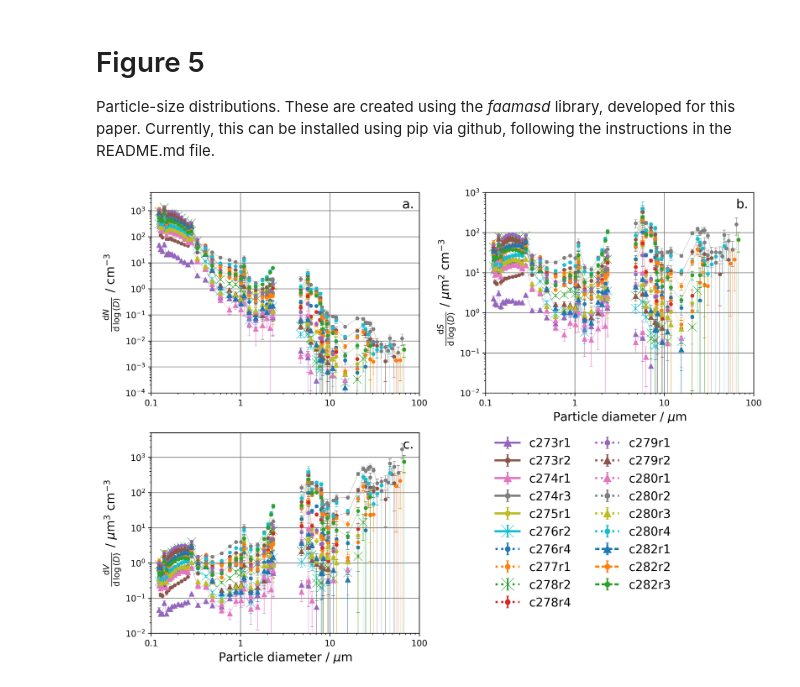
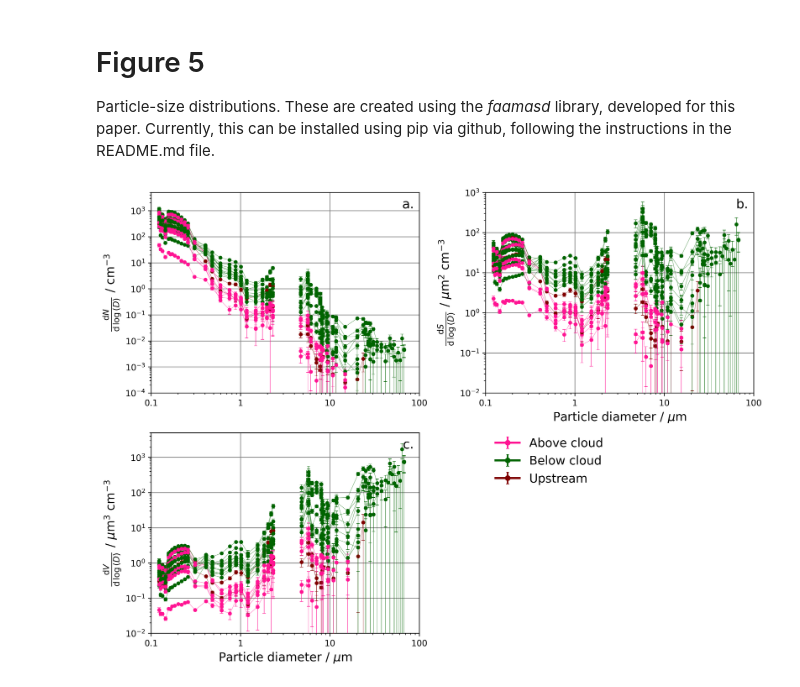
Before and after one commit to erin-raif/acao_inp_arctic_haze, a Jupyter notebook: f05_particle_size_distributions.ipynb, the cells around one changed output. Cells and saved outputs as stored; diff of their text form; code cells hidden in the pictures.

```diff
--- a/f05_particle_size_distributions.ipynb
+++ b/f05_particle_size_distributions.ipynb
@@ -95,25 +88,22 @@ fig, ((dN_ax, dS_ax), (dV_ax, dud_ax)) = plt.subplots(nrows=2,ncols=2,dpi=300,fi
 kwargs = dict(linewidth=0.25,marker='o',elinewidth=0.5,markersize=2,capsize=2,
               markeredgewidth=0.5,capthick=0.25,xlim=[0.1,100],ylim=[1e-4,1e3],
               xlabel=None,zorder=4)
-# use same linestyle system as fig03
 line_count = 4
 for run in timings_data.itertuples():
+    m = 'o'
+    ms = 4
+    ls = '-'
     if leg_types.loc[run.Index]['type'] == 'below':
-        m = 'o'
-        ms = 4
+        c='darkgreen'
     elif leg_types.loc[run.Index]['type'] == 'above':
-        m = '^'
-        ms = 6
+        c = 'deeppink'
     elif leg_types.loc[run.Index]['type'] == 'upstream':
-        m = 'x'
-        ms = 10
-    ls, c = get_linestyle(line_count, colors, lines)
-    line_count += 1
+        c = 'maroon'
     kwargs['marker']=m
     kwargs['markersize']=ms
     kwargs['color']=c
     kwargs['linestyle']=ls
-    # Get FAAM data for the run
+
     core_cloud_data_fn = glob(os.path.join(
         '/badc/faam/data/2022',run.flight + '*/core_processed',run.core_cloud
     ))[0]
@@ -122,19 +112,16 @@ for run in timings_data.itertuples():
     ))[0]
     nev_data_fn = '/home/users/erinraif/acao_data/nevzorov_data/' + run.nev_data
     flight_data = asd.get_data(core_cloud_data_fn, core_data_fn)
-    # Get Nevzorov dataset provided by Steve Abel
     nev_ds = xr.open_dataset(nev_data_fn, engine='netcdf4',decode_times=False)
     nev_ds = nev_ds.rename_dims({'TIME': 'time'})
     nev_ds = nev_ds.rename({'TIME': 'time'})
     nev_flag = nev_ds.CLRFLG_COMBINED
-    # Slice data to runtime and get PSD-data
     leg_start_times, leg_end_times = get_timings(run)
     nev_flag = asd.time_slice_data(leg_start_times, leg_end_times, nev_flag)
     uncorrected_pcasp, corrected_pcasp, pcasp_flow = asd.get_pcasp_data_for_leg(flight_data, leg_start_times, leg_end_times)
-    pcasp_psds = asd.get_mean_log_psds(pcasp_cal_at_ri, uncorrected_pcasp, corrected_pcasp, pcasp_flow)
+    pcasp_psds = asd.get_mean_log_psds(pcasp_cal_at_ri, uncorrected_pcasp, corrected_pcasp, pcasp_flow, bin_merging=True)
     uncorrected_cdp, corrected_cdp, cdp_flow = asd.get_cdp_data_for_leg(flight_data, leg_start_times, leg_end_times)
     rh_liq = asd.time_slice_data(leg_start_times, leg_end_times, flight_data['RH_LIQ'])
-    # Apply masks for relative humidity and being in-cloud and get calibrated PSDSs
     try:
         rh_mask = rh_liq < 80
         nev_mask = nev_flag > 0.5
@@ -159,51 +146,53 @@ for run in timings_data.itertuples():
         dS_ax = asd.plot_dSdlogD(dS_ax, comb_cdp_psds, False, **kwargs)
         dV_ax = asd.plot_dVdlogD(dV_ax, comb_cdp_psds, False, **kwargs)
         dN_ax = asd.plot_dNdlogD(dN_ax, comb_cdp_psds, False, **kwargs)
-        # Add dummy plots to dummy axes
-        if ls == (0,(5,1)):
-            dud_kwargs = dict(linewidth=2.5,marker=m,elinewidth=0.75*2.5,markersize=ms*1.5,capsize=2,
-                              linestyle=(0,(2,1)), color =c, markeredgewidth=0.5,label=run.Index[:-1])
-        else:
-            dud_kwargs = dict(linewidth=2.5,marker=m,elinewidth=0.75*2.5,markersize=ms*1.5,capsize=2,
-                              linestyle = ls, color =c, markeredgewidth=0.5,label=run.Index[:-1])
 
 
-        dud_ax.errorbar([0],[0],[0.5], **dud_kwargs)
 
     except:
         print(run.Index, " had no cloud-free sample periods.")
-# Set y-limits
+
+dud_kwargs = dict(linewidth=2.5,marker=m,elinewidth=0.75*2.5,markersize=ms*1.5,capsize=2,
+                          linestyle = ls, color = 'deeppink', markeredgewidth=0.5,label='Above cloud')
+dud_ax.errorbar([0],[0],[0.5], **dud_kwargs)
+dud_kwargs = dict(linewidth=2.5,marker=m,elinewidth=0.75*2.5,markersize=ms*1.5,capsize=2,
+                          linestyle = ls, color = 'darkgreen', markeredgewidth=0.5,label='Below cloud')
+dud_ax.errorbar([0],[0],[0.5], **dud_kwargs)
+dud_kwargs = dict(linewidth=2.5,marker=m,elinewidth=0.75*2.5,markersize=ms*1.5,capsize=2,
+                          linestyle = ls, color = 'maroon', markeredgewidth=0.5,label='Upstream')
+dud_ax.errorbar([0],[0],[0.5], **dud_kwargs)
+
 dN_ax.set_ylim(1e-4,5e3)
 dS_ax.set_ylim(1e-2,1e3)
 dV_ax.set_ylim(1e-2,5e3)
 
 dN_ax.text(0.98, 0.97, 'a.', ha='right', va='top', fontsize=15,
            transform=dN_ax.transAxes)
 dS_ax.text(0.98, 0.97, 'b.', ha='right', va='top', fontsize=15,
            transform=dS_ax.transAxes)
 dV_ax.text(0.98, 0.97, 'c.', ha='right', va='top', fontsize=15,
            transform=dV_ax.transAxes)
 dV_ax.set_xlabel(r'Particle diameter / $\mu$m', fontsize=14)
 dS_ax.set_xlabel(r'Particle diameter / $\mu$m', fontsize=14)
 
 dN_ax.yaxis.label.set_fontsize(14)
 dS_ax.yaxis.label.set_fontsize(14)
 dV_ax.yaxis.label.set_fontsize(14)
 for ax in (dN_ax, dS_ax, dV_ax):
     ax.xaxis.set_major_formatter(mticker.FuncFormatter(custom_formatter))
     ax.grid(visible=False,which='minor')
-# Make dummy axis invisible and add legend
+
 dud_ax.spines['top'].set_visible(False)
 dud_ax.spines['right'].set_visible(False)
 dud_ax.spines['bottom'].set_visible(False)
 dud_ax.spines['left'].set_visible(False)
 dud_ax.tick_params(axis='both', which='both', bottom=False,
                    left=False, labelbottom=False, labelleft=False)
 dud_ax.set_xlim(1,2)
 dud_ax.set_ylim(1,2)
-dud_ax.legend(ncols=2, fontsize=14,loc='upper left',frameon=False,borderaxespad=0,
+dud_ax.legend(ncols=1, fontsize=14,loc='upper left',frameon=False,borderaxespad=0,
              bbox_to_anchor=(0.02,1))
 fig.tight_layout()
 fig.savefig('./imgs/f05.pdf')
 # %% [output]
-[figure, old version]
+[figure, new version]
```
Also changed, not shown: parts of 2 cells of this notebook, 47 other files.
